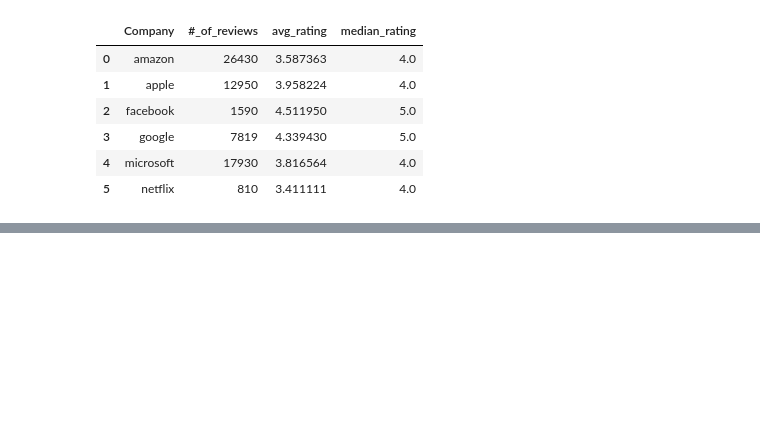
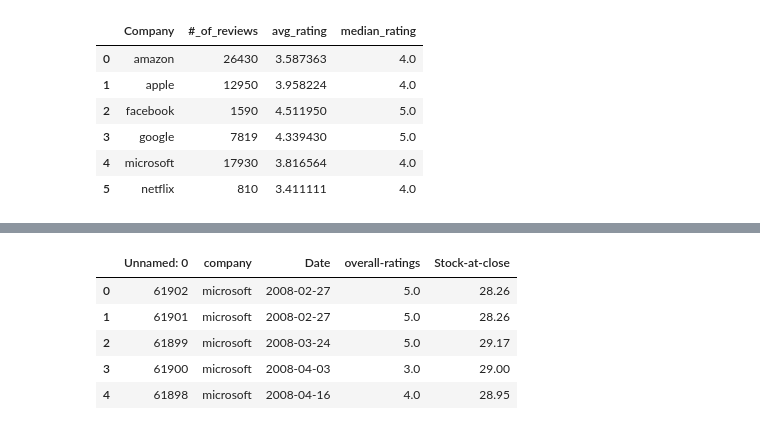
Before and after one commit to annabl38/Project_1, a Jupyter notebook: Company_stuff.Kim.ipynb, the cells around one changed output, grey strips where cells are left out. Drawn from its saved outputs; the diff is of its cells as text; code cells hidden in the pictures; blank space fills up the shorter version.

```diff
--- a/Company_stuff.Kim.ipynb
+++ b/Company_stuff.Kim.ipynb
@@ -128,0 +118,20 @@ Amazon_AMZN.dropna()
+# %%
+#Microsoft stock data
+MSFT_file= "../Project_1/worldtradingdata-history-MSFT.csv"
+MSFT_df= pd.read_csv(MSFT_file)
+MSFT_df['Date'] = pd.to_datetime(MSFT_df['Date'],format=None)
+
+#merged data
+Microsoft_MSFT=pd.merge(microsoft_df, MSFT_df, how='left', on ='Date')
+Microsoft_MSFT.drop(['job-title','summary','location','pros','cons','advice-to-mgmt','work-balance-stars',
+                  'culture-values-stars','carrer-opportunities-stars','comp-benefit-stars',
+                  'senior-mangemnet-stars','helpful-count','link','Open','High','Low','Volume'], axis=1, inplace=True)
+Microsoft_MSFT=Microsoft_MSFT.rename(columns={"Close":"Stock-at-close"})
+(Microsoft_MSFT.dropna()).head()
+# %% [output]
+|  | Unnamed: 0 | company | Date | overall-ratings | Stock-at-close |
+| 0 | 61902 | microsoft | 2008-02-27 | 5.0 | 28.26 |
+| 1 | 61901 | microsoft | 2008-02-27 | 5.0 | 28.26 |
+| 2 | 61899 | microsoft | 2008-03-24 | 5.0 | 29.17 |
+| 3 | 61900 | microsoft | 2008-04-03 | 3.0 | 29.00 |
+| 4 | 61898 | microsoft | 2008-04-16 | 4.0 | 28.95 |
```
Also changed, not shown: parts of 13 cells of this notebook.
